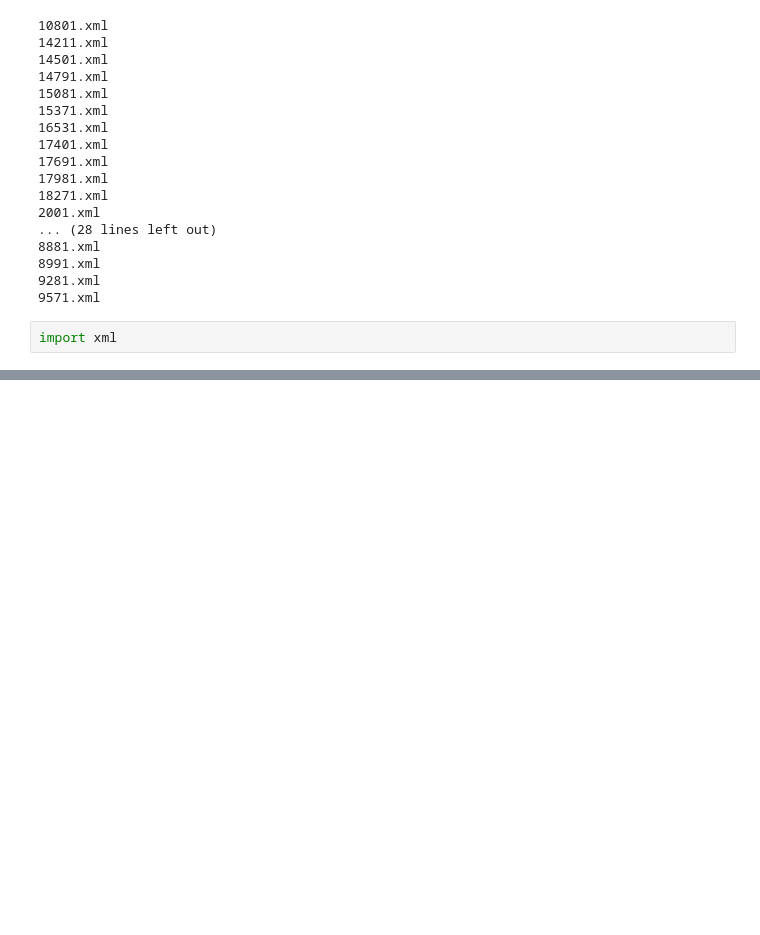
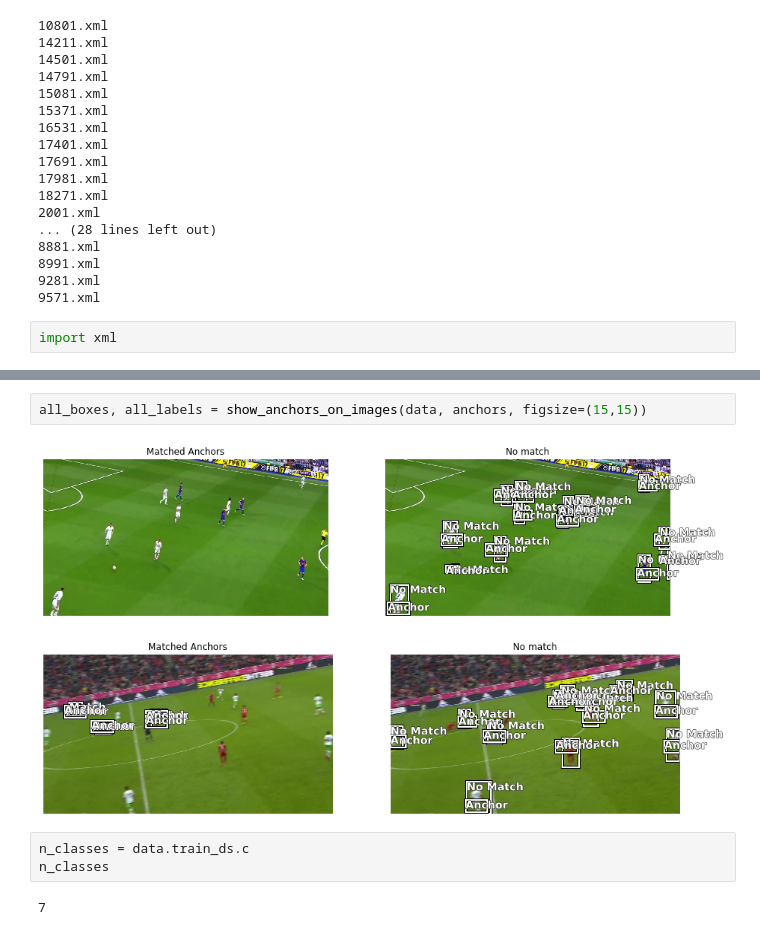
Before and after one commit to celsomilne/soccer, a Jupyter notebook: notebooks/objectDetect.ipynb, the cells around one changed output, grey strips where cells are left out. Cells and saved outputs as stored; diff of their text form; blank space fills up the shorter version.

```diff
--- a/notebooks/objectDetect.ipynb
+++ b/notebooks/objectDetect.ipynb
@@ -421,0 +526,10 @@ File Name: 9571.xml and image_id 44
+# %%
+all_boxes, all_labels = show_anchors_on_images(data, anchors, figsize=(15,15))
+# %% [output]
+[figure, added]
+[figure, added]
+# %%
+n_classes = data.train_ds.c
+n_classes
+# %% [output]
+7
```
Also changed, not shown: parts of 32 cells of this notebook, 6 other files.
